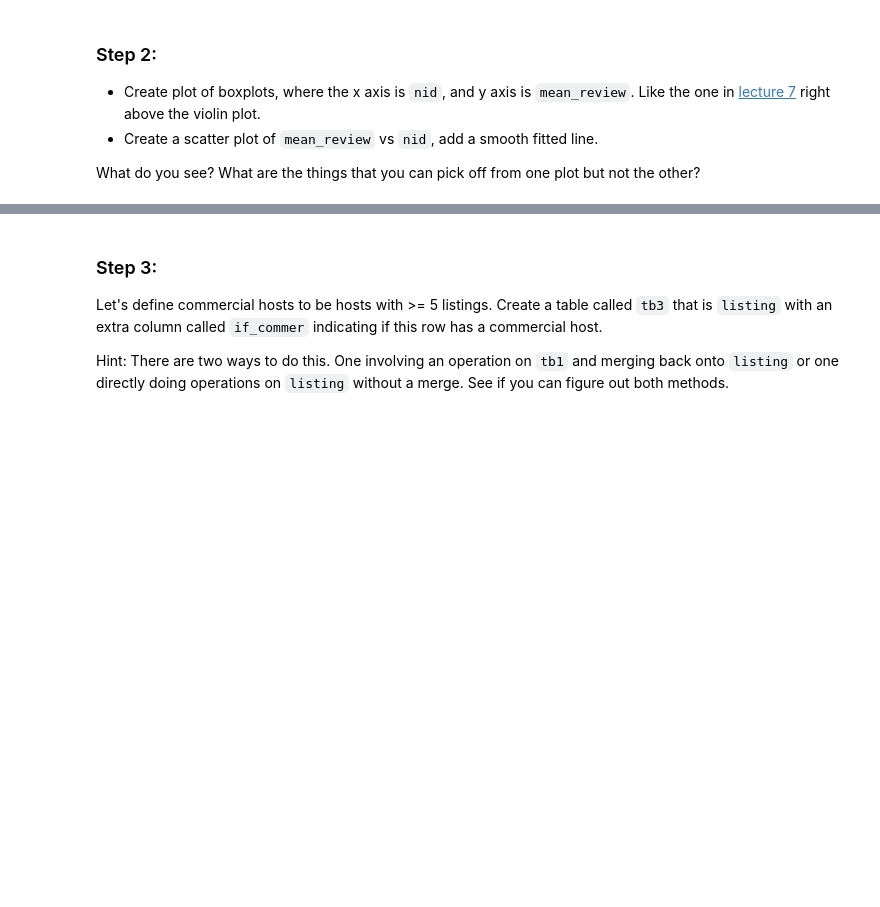
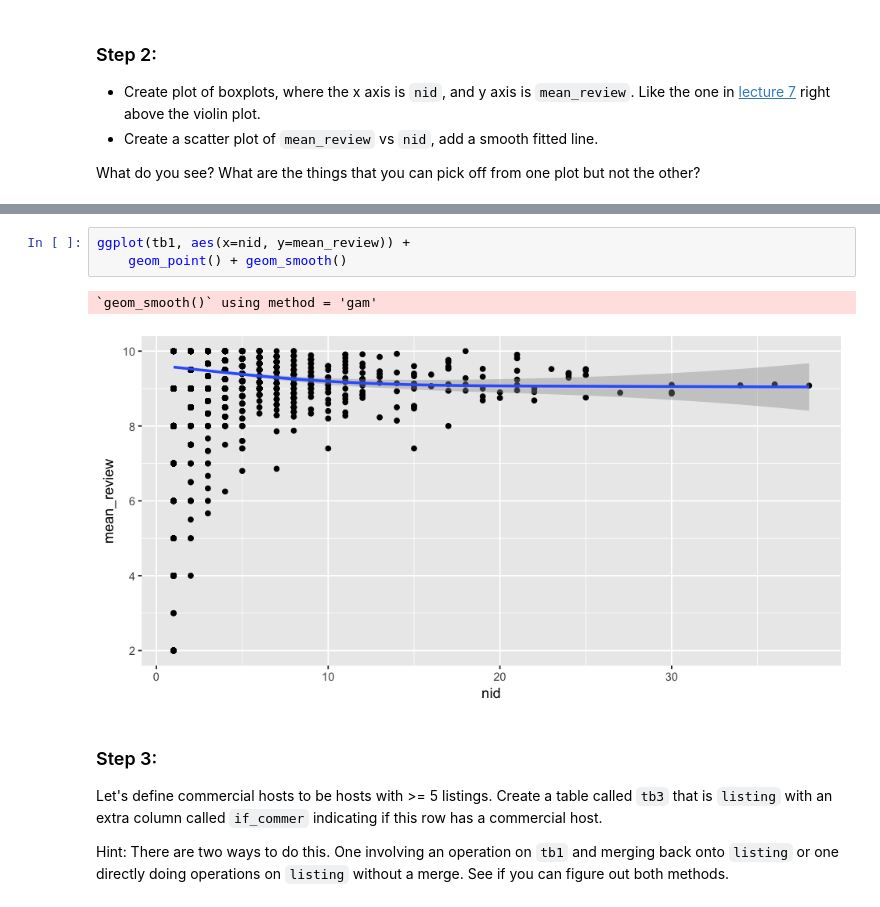
Before and after one commit to rogerfan/stats306_f18_labs, a Jupyter notebook: stats306_lab4.ipynb, the cells around one changed output, grey strips where cells are left out. Cells and saved outputs as stored; diff of their text form; blank space fills up the shorter version.

```diff
--- a/stats306_lab4.ipynb
+++ b/stats306_lab4.ipynb
@@ -70,3 +99,9 @@ What do you see? What are the things that you can pick off from one plot but not
+# %%
+ggplot(tb1, aes(x=nid, y=mean_review)) +
+    geom_point() + geom_smooth()
+# %% [output]
+`geom_smooth()` using method = 'gam'
+[figure, added]
 # %% [markdown]
 ### Step 3:
 Let's define commercial hosts to be hosts with >= 5 listings. Create a table called `tb3` that is `listing` with an extra column called `if_commer` indicating if this row has a commercial host.
```
Also changed, not shown: parts of 13 cells of this notebook.
